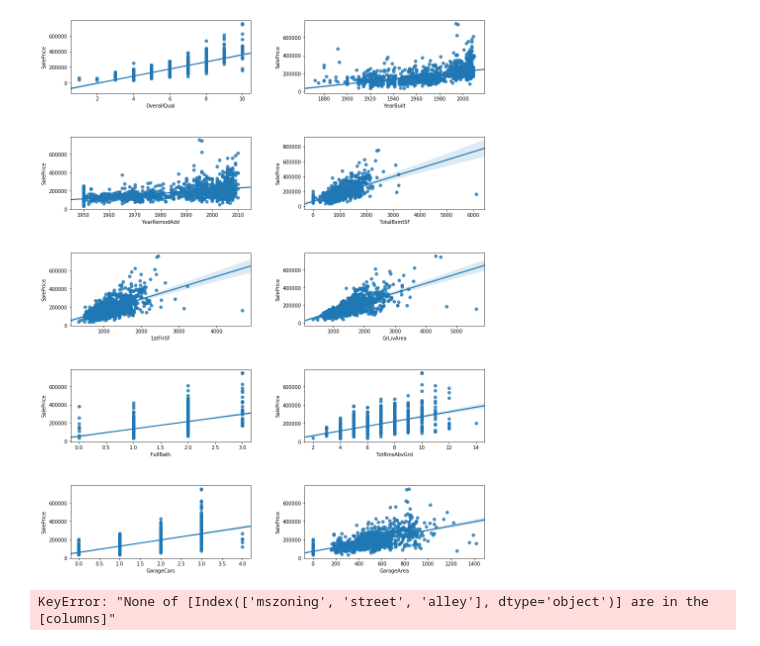
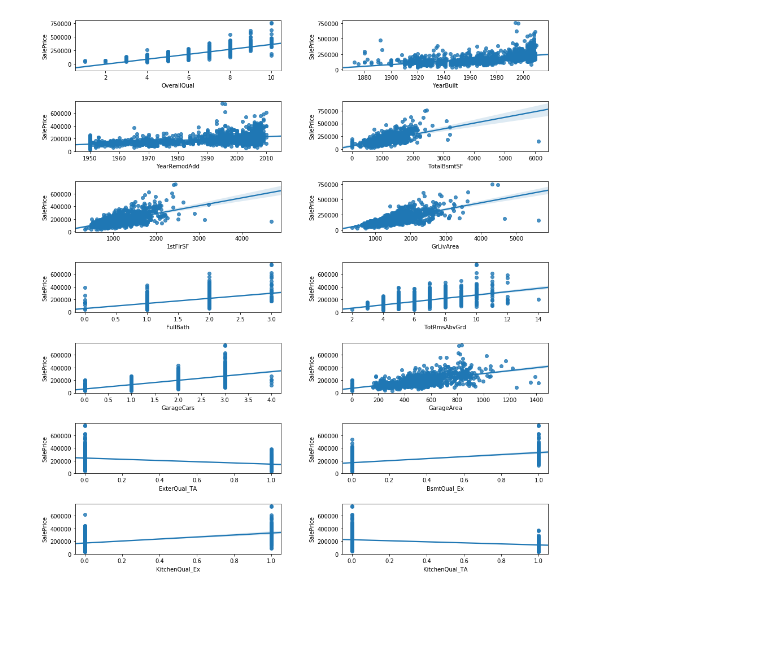
Before and after one commit to William1371/Kaggle, a Jupyter notebook: House price Kaggle.ipynb, the cells around one changed output. Cells and saved outputs as stored; diff of their text form; code cells hidden in the pictures; blank space fills up the shorter version.

```diff
--- a/House price Kaggle.ipynb
+++ b/House price Kaggle.ipynb
@@ -1,4 +1,6 @@
 # %%
+#https://www.kaggle.com/m0hammednasser/house-prices
+
 # import psycopg2
 # import pandas as pd
 
@@ -15,7 +17,7 @@
 #                                FROM house_train
 #                                ''', conn)
 
-# df = pd.DataFrame(sql_query)
+# train_df = pd.DataFrame(sql_query)
 
 # #Closing the connection
 # conn.close()
@@ -25,6 +27,7 @@
 import pandas as pd
 
 #Read in the data as data frame
-df = pd.read_csv('House_train_kaggle.csv')
+train_df = pd.read_csv('House_train_kaggle.csv')
+test_df = pd.read_csv('House_test_kaggle.csv')
 # %%
 #Print out some info on the data set
@@ -119,10 +135,24 @@ df.Electrical.fillna("SBrkr",inplace=True)
+# %%
+#Function is specific to the Kaggle house prices data set.
+#One-Hot Encoding
+#Did not use the sklearn OneHotEncoder because it does not accept strings
+
+def OH_Encod(df):
+    cat_columns = df.select_dtypes(include = ['object']).columns
+    num_columns = df.select_dtypes(exclude = ['object']).columns.drop(['SalePrice','Id'])
+
+    OneHot_df = pd.get_dummies(df, columns=cat_columns)
+
+    return(OneHot_df)
+# %%
+clean_train_df = OH_Encod(train_df)
 # %%
 # #We can use this as a template to check the work above
 # print(df[df["LotFrontage"] == 69.0]["LotFrontage"].count())
 
 
-corr_mx = df.corr()
-Top_corrs = corr_mx[corr_mx['SalePrice'] > 0.5]['SalePrice']
+corr_mx = clean_train_df.corr()
+Top_corrs = corr_mx[(corr_mx['SalePrice'] < -0.5) | (corr_mx['SalePrice'] > 0.5)]['SalePrice']
 
 print(Top_corrs)
 # %% [output]
@@ -140,54 +174,16 @@ SalePrice       1.000000
 Name: SalePrice, dtype: float64
 # %%
 import seaborn as sns
+import matplotlib.pyplot as plt
 
 i = 1
 plt.figure(figsize=(15, 20))
 plt.subplots_adjust(hspace=.6 ,wspace = .3)
 
 for var in Top_corrs.index:
     if var not in ['SalePrice']:
-        plt.subplot(5,2,i)
-        sns.regplot(data = df[Top_corrs.index], x = df[Top_corrs.index][var], y = df[Top_corrs.index].SalePrice )
+        plt.subplot(round(len(Top_corrs)/2),2,i)
+        sns.regplot(data = clean_train_df[Top_corrs.index], x = clean_train_df[Top_corrs.index][var], y = clean_train_df[Top_corrs.index].SalePrice )
         i+=1
 # %% [output]
-[figure, old version]
+[figure, new version]
-# %%
-# We are replacing the categorical values with numerical values.
-# We can just replace them without worry because we can always pull the data again
-
-from sklearn.preprocessing import LabelEncoder
-
-# df = df.fillna(value=0)
-
-# print(df['mszoning'])
-# cols = ['mszoning','salecondition']
-
-# #Use the below to get a list, the hand edit.
-# print(df.columns.tolist())
-
-cols = ['mszoning', 'street', 'alley']#, 'lotshape']#, 'landcontour', 'utilities', 'lotconfig', 'landslope', 'neighborhood', 'condition1', 'condition2', 'bldgtype', 'housestyle', 'roofstyle', 'roofmatl', 'exterior1st', 'exterior2nd', 'masvnrtype', 'exterqual', 'extercond', 'foundation', 'bsmtqual', 'bsmtcond', 'bsmtexposure', 'bsmtfintype1', 'bsmtfintype2', 'heating', 'heatingqc', 'centralair', 'electrical', 'kitchenqual', 'functional', 'fireplacequ', 'garagetype', 'garagefinish', 'garagequal', 'garagecond', 'paveddrive', 'poolqc', 'fence', 'mosold', 'saletype', 'salecondition']
-
-df[cols] = df[cols].apply(LabelEncoder().fit_transform)
-
-# for i in range(len(col)):
-# #     label_encoder.fit_transform(df.iloc[:,i])
-# #     print(df.iloc[:,i])
-#     df.iloc[:,i] = label_encoder.fit_transform(df[col[i]])
-#     #df.iloc[:,i] = label_encoder.fit_transform(df.iloc[:,i])
-
-# OneHotEncoder().fit_transform(df)
-
-# label_encoder.fit_transform(df.select_dtypes(exclude=['number','datetime']))
-
-#print(df['mszoning'])
-
-# # array([0, 1, 0, 2])
-
-# # df['mszoning'] = df['mszoning'].replace(["A","C","FV","I","RH","RL","RP","RM"],[1,2,3,4,5,6,7,8])
-
-print(df.alley)
-print(df.fence)
-print(df.mszoning)
-# %% [output]
-KeyError: "None of [Index(['mszoning', 'street', 'alley'], dtype='object')] are in the [columns]"
```
Also changed, not shown: parts of 12 cells of this notebook, 1 other file.
